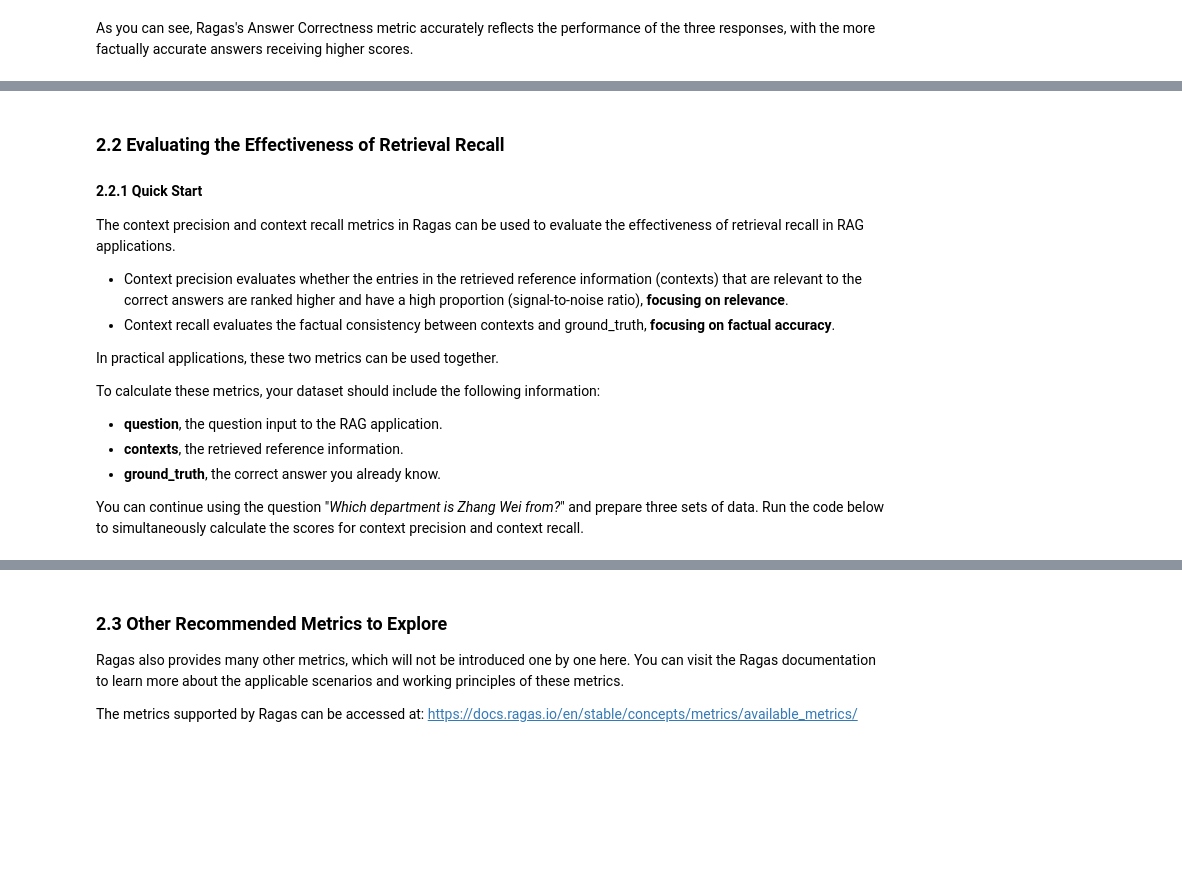
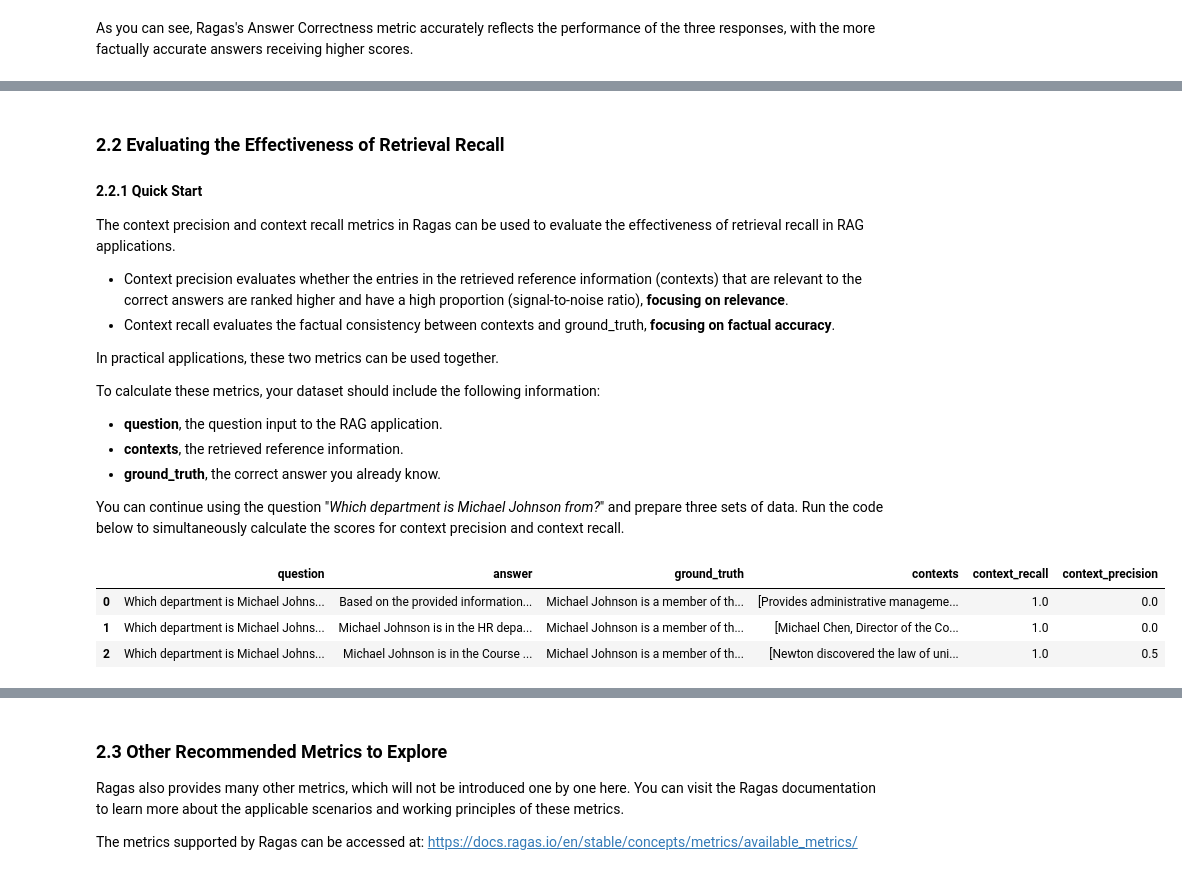
Before and after one commit to chenkai66/ACPCourseDevelop, a Jupyter notebook: p2_Build LLM Q&A System/2_4_Automate_Evaluation_of_FAQ_Bot_Performance.ipynb, the cells around one changed output, grey strips where cells are left out. Saved outputs shown, nothing was run; the diff lists cells and outputs as text; code cells hidden in the pictures; blank space fills up the shorter version.

```diff
--- a/p2_Build LLM Q&A System/2_4_Automate_Evaluation_of_FAQ_Bot_Performance.ipynb
+++ b/p2_Build LLM Q&A System/2_4_Automate_Evaluation_of_FAQ_Bot_Performance.ipynb
@@ -310,42 +376,47 @@ To calculate these metrics, your dataset should include the following informatio
 - **contexts**, the retrieved reference information.
 - **ground_truth**, the correct answer you already know.
 
-You can continue using the question "*Which department is Zhang Wei from?*" and prepare three sets of data. Run the code below to simultaneously calculate the scores for context precision and context recall.
+You can continue using the question "*Which department is Michael Johnson from?*" and prepare three sets of data. Run the code below to simultaneously calculate the scores for context precision and context recall.
 # %%
 from langchain_community.llms.tongyi import Tongyi
 from datasets import Dataset
 from ragas import evaluate
 from ragas.metrics import context_recall, context_precision
 
 data_samples = {
     'question': [
-        'Which department is Zhang Wei in?',
-        'Which department is Zhang Wei in?',
-        'Which department is Zhang Wei in?'
+        'Which department is Michael Johnson in?',
+        'Which department is Michael Johnson in?',
+        'Which department is Michael Johnson in?'
     ],
     'answer': [
-        'Based on the provided information, there is no mention of the department where Zhang Wei works. If you can provide more information about Zhang Wei, I may be able to help you find the answer.',
-        'Zhang Wei is in the HR department',
-        'Zhang Wei is in the Teaching and Research Department'
+        'Based on the provided information, there is no mention of the department where Michael Johnson works. If you can provide more information about Michael Johnson, I may be able to help you find the answer.',
+        'Michael Johnson is in the HR department',
+        'Michael Johnson is in the Course Development Department'
     ],
     'ground_truth': [
-        'Zhang Wei is a member of the Teaching and Research Department',
-        'Zhang Wei is a member of the Teaching and Research Department',
-        'Zhang Wei is a member of the Teaching and Research Department'
+        'Michael Johnson is a member of the Course Development Department',
+        'Michael Johnson is a member of the Course Development Department',
+        'Michael Johnson is a member of the Course Development Department'
     ],
     'contexts': [
-        ['Provides administrative management and coordination support, optimizing administrative workflows.', 'Performance Management Department Han Shan Li Fei I902 041 Human Resources'],
-        ['Li Kai, Director of the Teaching and Research Department', 'Newton discovered the law of universal gravitation'],
-        ['Newton discovered the law of universal gravitation', 'Zhang Wei, engineer in the Teaching and Research Department, has recently been responsible for curriculum development'],
+        ['Provides administrative management and coordination support, optimizing administrative workflows.', 'Performance Management Department Robert Carter EID-701 Course Development Department'],
+        ['Michael Chen, Director of the Course Development Department', 'Newton discovered the law of universal gravitation'],
+        ['Newton discovered the law of universal gravitation', 'Michael Johnson, engineer in the Course Development Department, has recently been responsible for technical writer tasks.'],
     ],
 }
 
 dataset = Dataset.from_dict(data_samples)
 score = evaluate(
     dataset=dataset,
     metrics=[context_recall, context_precision],
     llm=Tongyi(model_name="qwen-plus-0919"))
 score.to_pandas()
+# %% [output]
+|  | question | answer | ground_truth | contexts | context_recall | context_precision |
+| 0 | Which department is Michael Johns... | Based on the provided information... | Michael Johnson is a member of th... | [Provides administrative manageme... | 1.0 | 0.0 |
+| 1 | Which department is Michael Johns... | Michael Johnson is in the HR depa... | Michael Johnson is a member of th... | [Michael Chen, Director of the Co... | 1.0 | 0.0 |
+| 2 | Which department is Michael Johns... | Michael Johnson is in the Course ... | Michael Johnson is a member of th... | [Newton discovered the law of uni... | 1.0 | 0.5 |
 # %% [markdown]
 <div>
 <style scoped>
```
Also changed, not shown: parts of 25 cells of this notebook, 12 other files.
